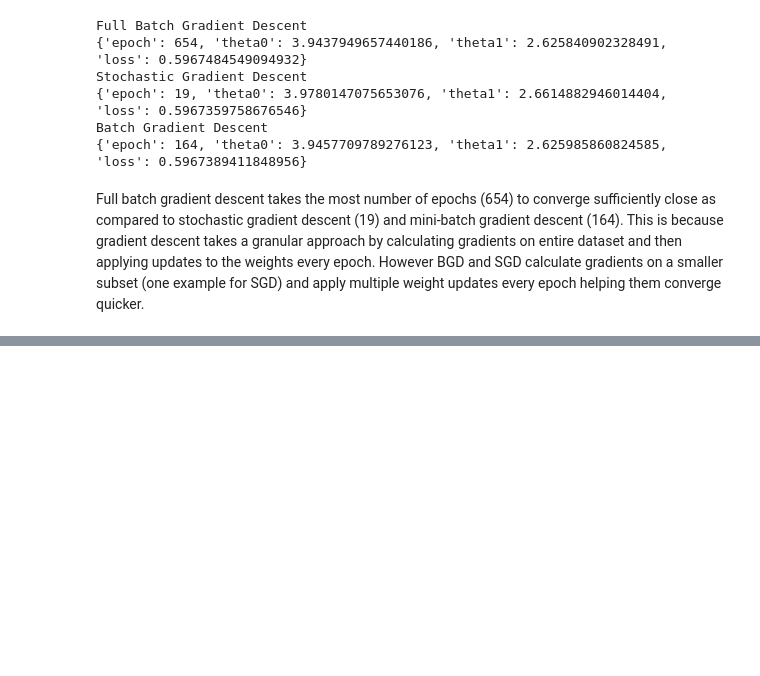
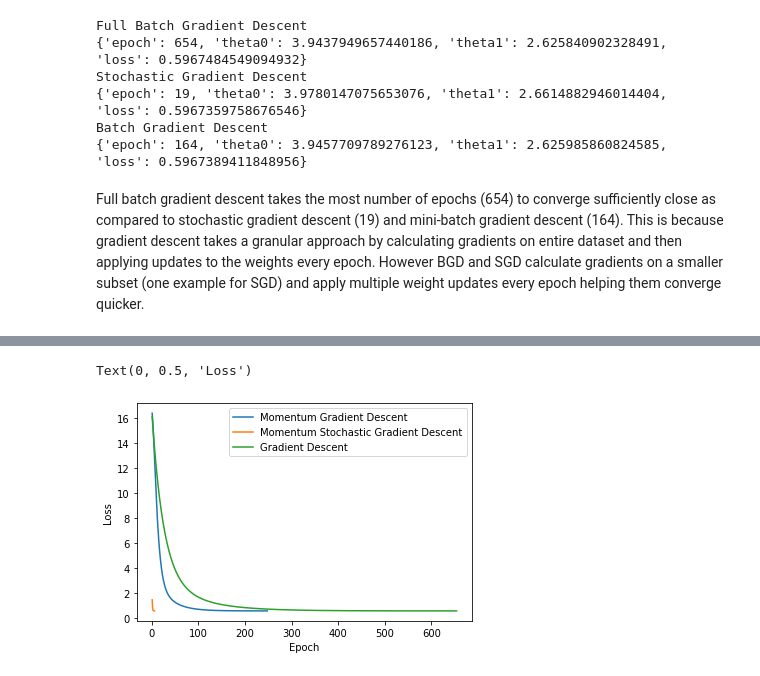
Before and after one commit to abhinauu/es335-24-fall-assignment-2, a Jupyter notebook: main.ipynb, the cells around one changed output, grey strips where cells are left out. Saved outputs shown, nothing was run; the diff lists cells and outputs as text; code cells hidden in the pictures; blank space fills up the shorter version.

Commit message:
added momentum implementation

```diff
--- a/main.ipynb
+++ b/main.ipynb
@@ -181,0 +218,8 @@ Image(filename='gradient_descent.gif')
+# %%
+mgd = momentum_gradient_descent(lr = 0.005, batch_size = num_samples, epochs = 1000, min_loss = min_loss, gamma = 0.8)
+msgd = momentum_gradient_descent(lr = 0.005, batch_size = 1, epochs = 1000, min_loss = min_loss, gamma = 0.8)
+gd = gradient_descent(lr = 0.01, batch_size = num_samples, epochs = 1000, min_loss = min_loss)
+
+print(mgd[-1])
+print(msgd[-1])
+print(gd[-1])
@@ -181,0 +230,14 @@ Image(filename='gradient_descent.gif')
+# %%
+mgd_loss = [item['loss'] for item in mgd]
+msgd_loss = [item['loss'] for item in msgd]
+gd_loss = [item['loss'] for item in gd]
+
+plt.plot(range(1,mgd[-1]['epoch']+1), mgd_loss, label='Momentum Gradient Descent')
+plt.plot(range(1,msgd[-1]['epoch']+1), msgd_loss, label='Momentum Stochastic Gradient Descent')
+plt.plot(range(1,gd[-1]['epoch']+1), gd_loss, label='Gradient Descent')
+plt.legend()
+plt.xlabel('Epoch')
+plt.ylabel('Loss')
+# %% [output]
+Text(0, 0.5, 'Loss')
+[figure, added]
```
Also changed, not shown: parts of 4 cells of this notebook, 1 other file.
